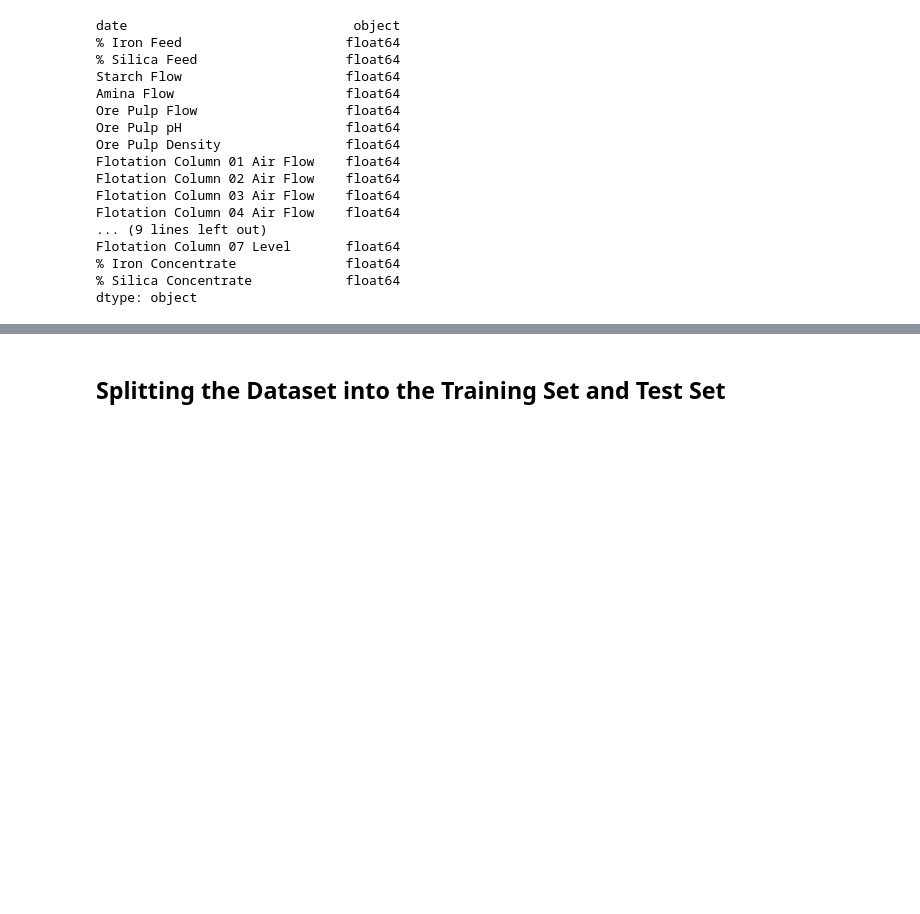
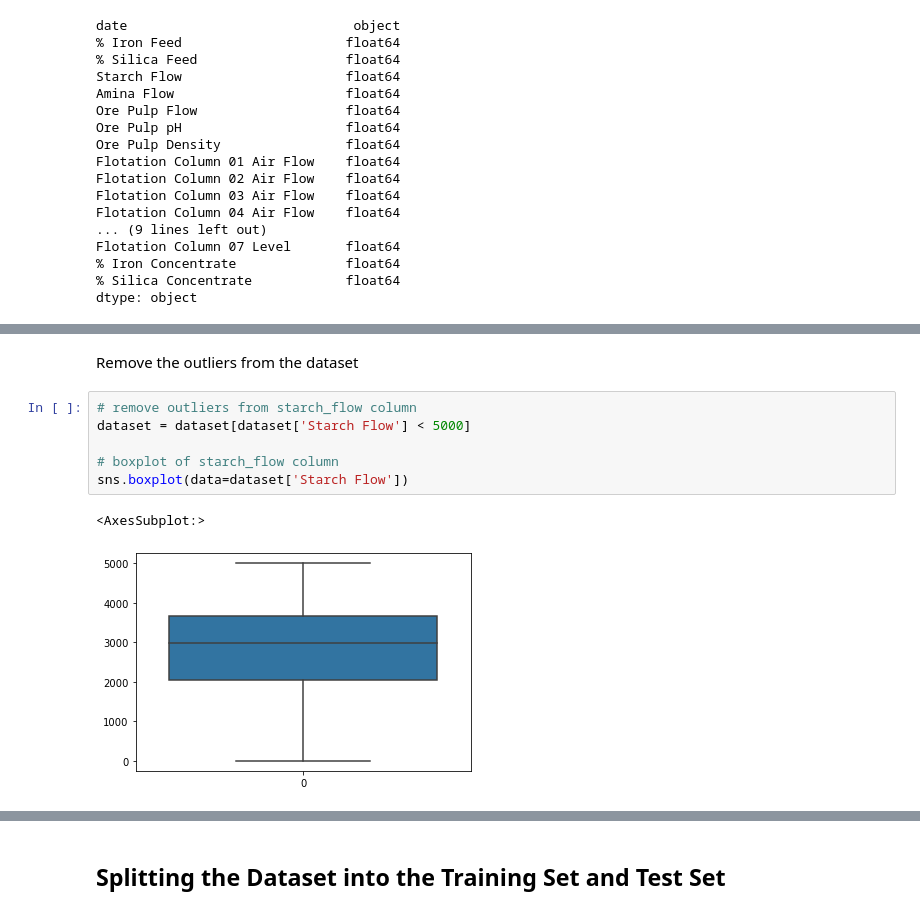
Before and after one commit to jtsang02/MINE-432-Project, a Jupyter notebook: ProjectCode.ipynb, the cells around one changed output, grey strips where cells are left out. Saved outputs shown, nothing was run; the diff lists cells and outputs as text; blank space fills up the shorter version.

```diff
--- a/ProjectCode.ipynb
+++ b/ProjectCode.ipynb
@@ -77,0 +135,11 @@ dtype: object
+# %% [markdown]
+Remove the outliers from the dataset
+# %%
+# remove outliers from starch_flow column
+dataset = dataset[dataset['Starch Flow'] < 5000]
+
+# boxplot of starch_flow column
+sns.boxplot(data=dataset['Starch Flow'])
+# %% [output]
+<AxesSubplot:>
+[figure, added]
```
Also changed, not shown: parts of 33 cells of this notebook, 1 other file.
